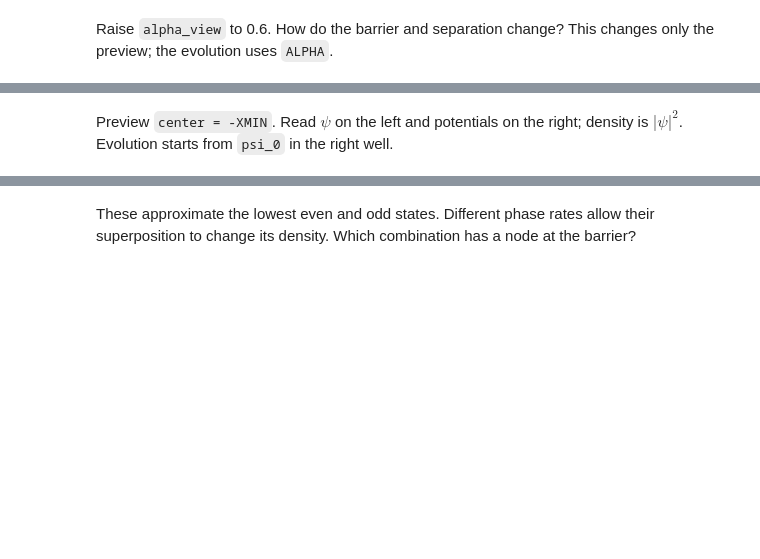
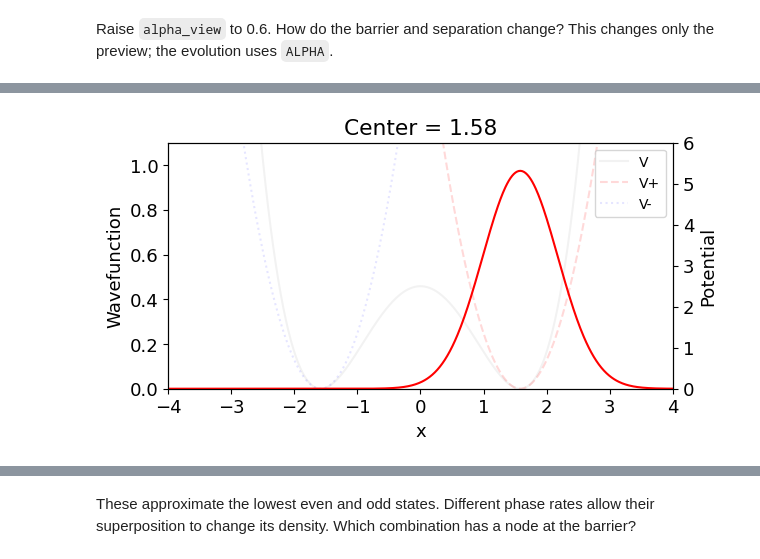
Before and after one commit to jmduarte/phys142, a Jupyter notebook: labs/lab09/lab09.ipynb, the cells around one changed output, grey strips where cells are left out. Drawn from its saved outputs; the diff is of its cells as text; code cells hidden in the pictures; blank space fills up the shorter version.

```diff
--- a/labs/lab09/lab09.ipynb
+++ b/labs/lab09/lab09.ipynb
@@ -88,21 +123,23 @@ $$
 # %%
 OMEGA = np.sqrt(8)
 def func_psi_0(x, x_start):
     return (OMEGA / np.pi)**0.25 * np.exp(
         -OMEGA * (x - x_start)**2 / (2 * HBAR))
 
 psi_0 = func_psi_0(x, XMIN)
 center = XMIN
+
 fig, ax = plt.subplots()
-ax.plot(x, func_psi_0(x, center))
+ax.plot(x, func_psi_0(x, center), color='red')
 ax.set(xlabel="x", ylabel="Wavefunction",
        zorder=1, xlim=(-4, 4), ylim=(0, 1.1),
        title=f"Center = {center:.2f}")
+
 ax.patch.set_visible(False)
-plot_potentials(ax.twinx())
+plot_potentials(ax.twinx(), v_color = ('black', .05), posv_color=('red', .15), negv_color=('blue', .1))
 plt.show()
+# %% [output]
+[figure, added]
-# %% [markdown]
-Preview `center = -XMIN`. Read $\psi$ on the left and potentials on the right; density is $|\psi|^2$. Evolution starts from `psi_0` in the right well.
 # %% [markdown]
 ## Why can a localized state move?
 
```
Also changed, not shown: parts of 16 cells of this notebook.
